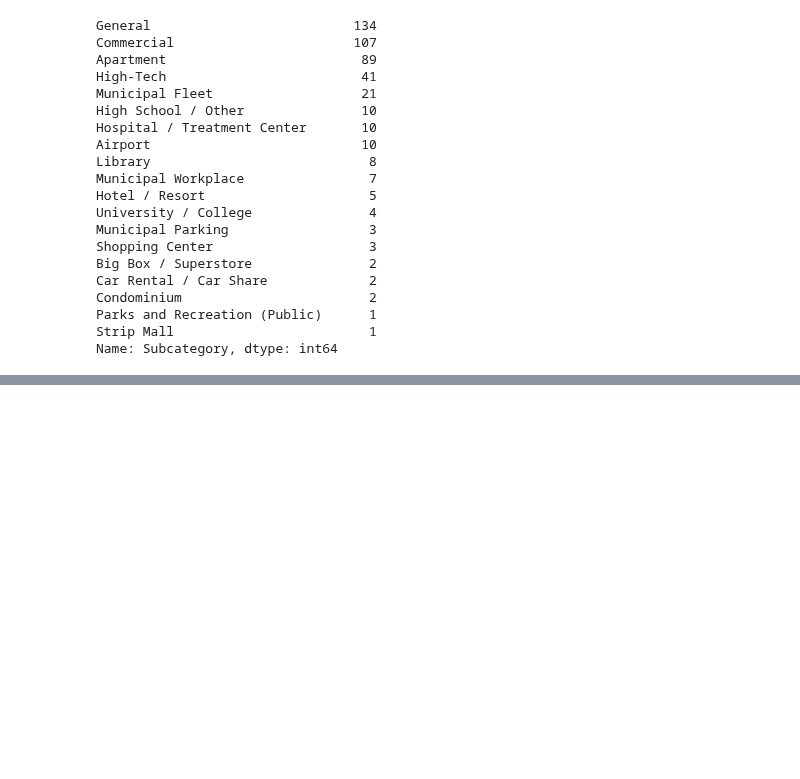
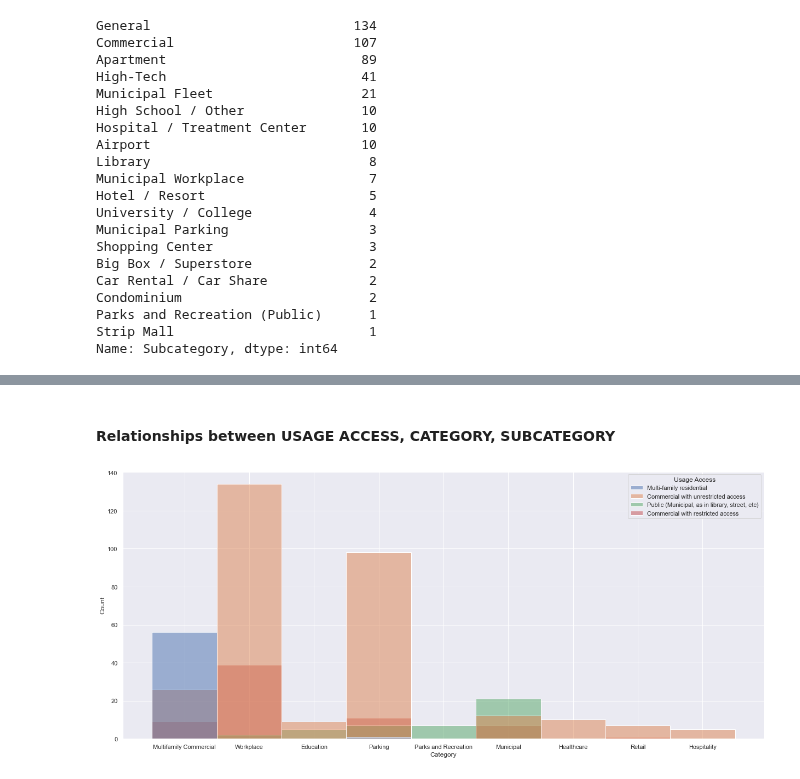
Before and after one commit to encodingintuition/EV_Infrastructure, a Jupyter notebook: code/AustinTX-CS--01_EDA01.ipynb, the cells around one changed output, grey strips where cells are left out. Saved outputs shown, nothing was run; the diff lists cells and outputs as text; code cells hidden in the pictures; blank space fills up the shorter version.

```diff
--- a/code/AustinTX-CS--01_EDA01.ipynb
+++ b/code/AustinTX-CS--01_EDA01.ipynb
@@ -309,0 +383,8 @@ Name: Subcategory, dtype: int64
+# %% [markdown]
+#### Relationships between USAGE ACCESS, CATEGORY, SUBCATEGORY
+# %%
+
+# histogram of category wiht Usage Access on top
+sns.histplot(data = df, x ='Category', hue = 'Usage Access');
+# %% [output]
+[figure, added]
```
Also changed, not shown: parts of 20 cells of this notebook.
